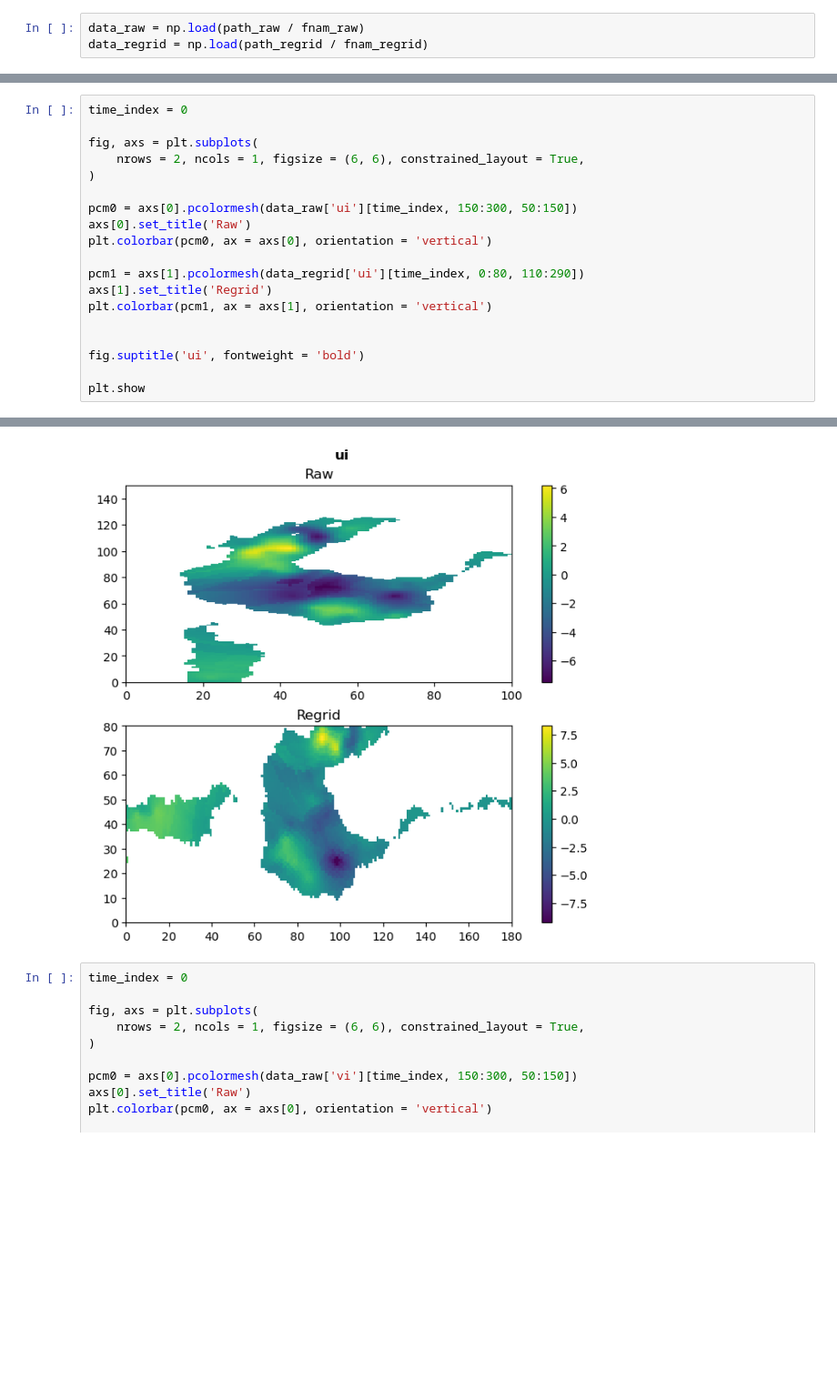
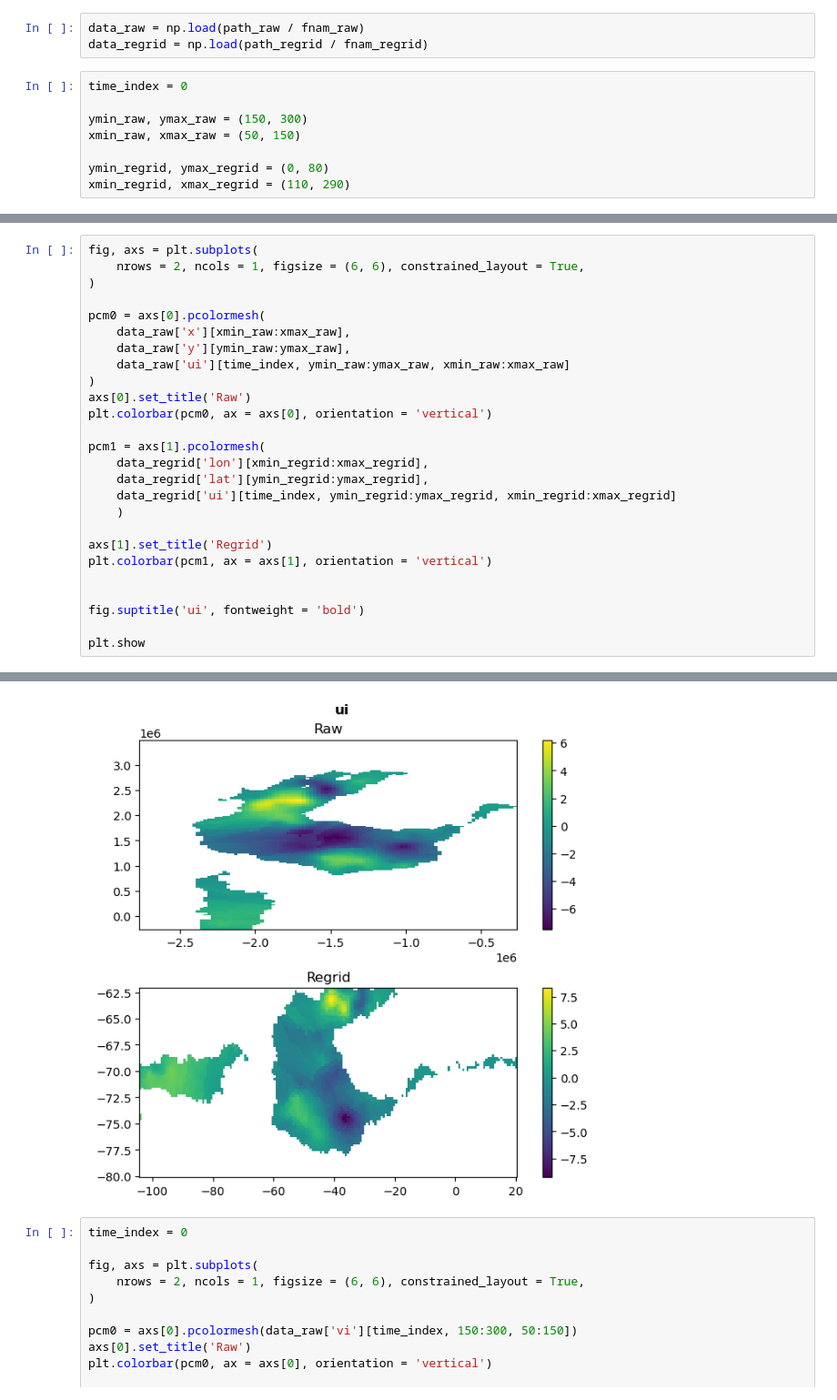
Before and after one commit to jackbassham/thesis-rough, a Jupyter notebook: notebooks/5.0-jwb-test-plot-regrid.ipynb, the cells around one changed output, grey strips where cells are left out. Shown at 91% size. Drawn from its saved outputs; the diff is of its cells as text; blank space fills up the shorter version.

Commit message:
include x/y in km and lat/lon in degrees on first test plot

```diff
--- a/notebooks/5.0-jwb-test-plot-regrid.ipynb
+++ b/notebooks/5.0-jwb-test-plot-regrid.ipynb
@@ -11,3 +11,11 @@ fnam_regrid = 'ice_vel_regrid_ppv4.npz'
 # %%
 data_raw = np.load(path_raw / fnam_raw)
 data_regrid = np.load(path_regrid / fnam_regrid)
+# %%
+time_index = 0
+
+ymin_raw, ymax_raw = (150, 300)
+xmin_raw, xmax_raw = (50, 150)
+
+ymin_regrid, ymax_regrid = (0, 80)
+xmin_regrid, xmax_regrid = (110, 290)
@@ -14,25 +70,32 @@ data_regrid = np.load(path_regrid / fnam_regrid)
 # %%
-time_index = 0
-
 fig, axs = plt.subplots(
     nrows = 2, ncols = 1, figsize = (6, 6), constrained_layout = True,
 )
 
-pcm0 = axs[0].pcolormesh(data_raw['ui'][time_index, 150:300, 50:150])
+pcm0 = axs[0].pcolormesh(
+    data_raw['x'][xmin_raw:xmax_raw],
+    data_raw['y'][ymin_raw:ymax_raw],
+    data_raw['ui'][time_index, ymin_raw:ymax_raw, xmin_raw:xmax_raw]
+)
 axs[0].set_title('Raw')
 plt.colorbar(pcm0, ax = axs[0], orientation = 'vertical')
 
-pcm1 = axs[1].pcolormesh(data_regrid['ui'][time_index, 0:80, 110:290])
+pcm1 = axs[1].pcolormesh(
+    data_regrid['lon'][xmin_regrid:xmax_regrid],
+    data_regrid['lat'][ymin_regrid:ymax_regrid],
+    data_regrid['ui'][time_index, ymin_regrid:ymax_regrid, xmin_regrid:xmax_regrid]
+    )
+
 axs[1].set_title('Regrid')
 plt.colorbar(pcm1, ax = axs[1], orientation = 'vertical')
 
 
 fig.suptitle('ui', fontweight = 'bold')
 
 plt.show
 # %% [output]
 <function matplotlib.pyplot.show(close=None, block=None)>
-[figure, old version]
+[figure, new version]
 # %%
 time_index = 0
 
```
Also changed, not shown: parts of 4 cells of this notebook.
